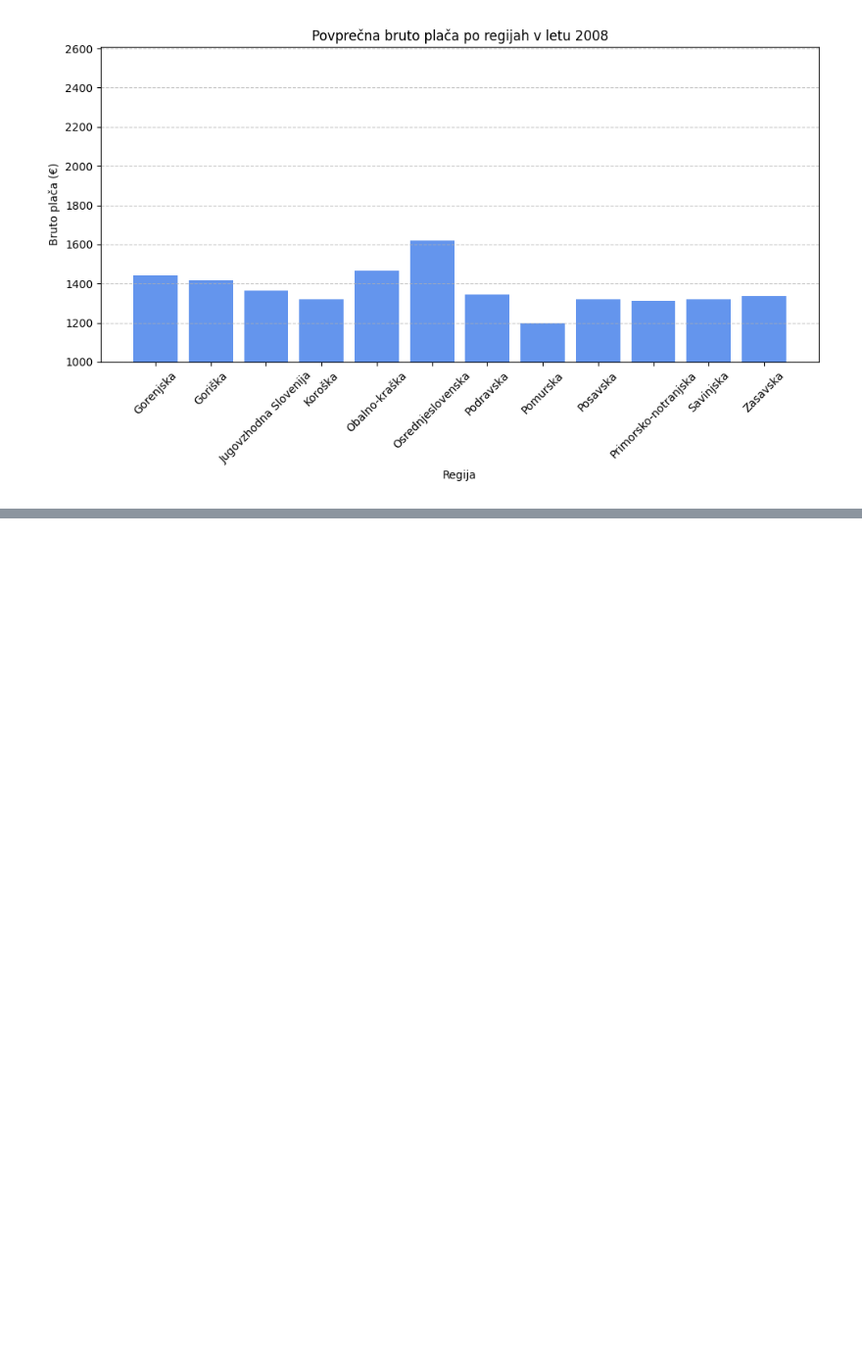
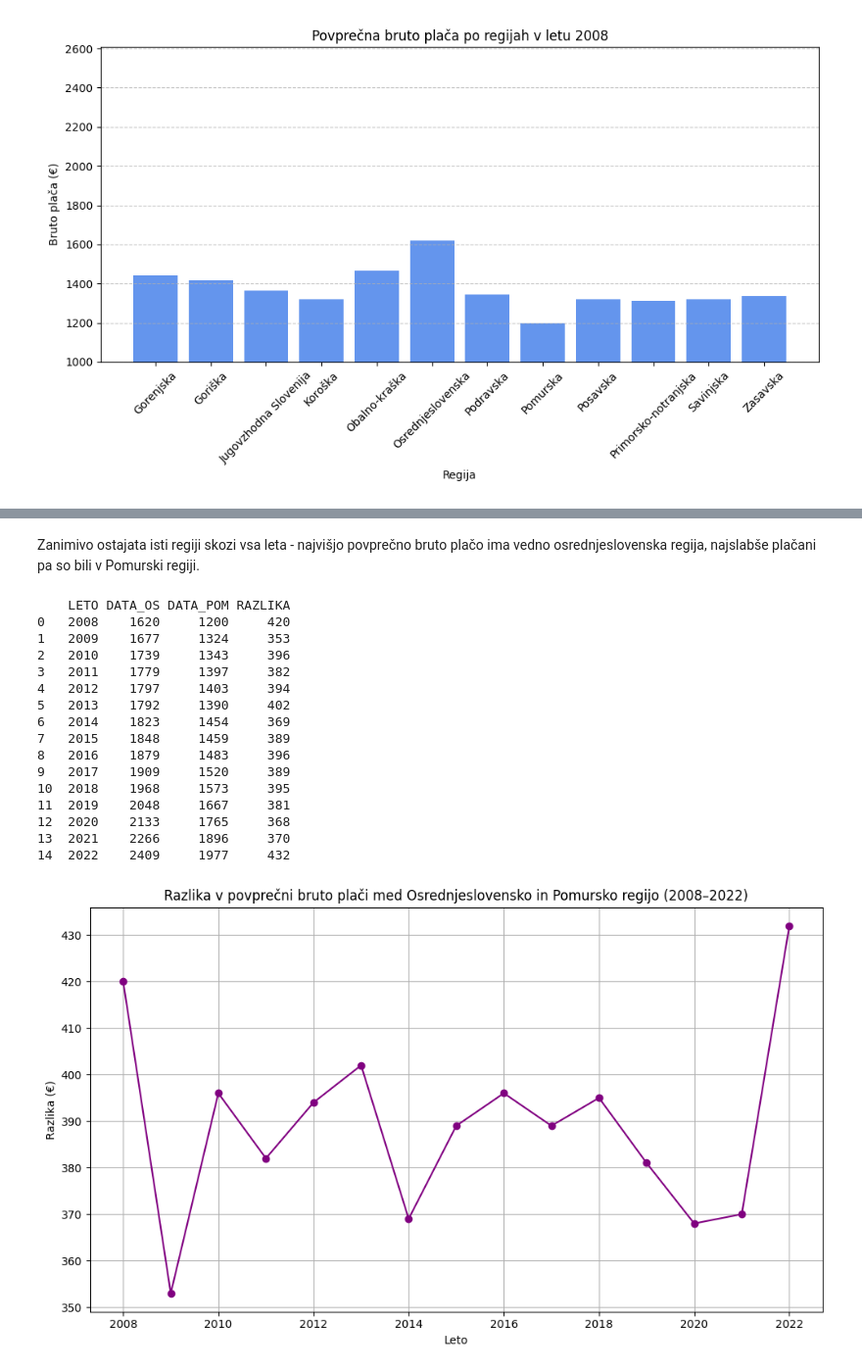
Before and after one commit to KraljMiha/PR2510, a Jupyter notebook: Analiza.ipynb, the cells around one changed output, grey strips where cells are left out. Shown at 98% size. Saved outputs shown, nothing was run; the diff lists cells and outputs as text; code cells hidden in the pictures; blank space fills up the shorter version.

```diff
--- a/Analiza.ipynb
+++ b/Analiza.ipynb
@@ -200,0 +243,39 @@ Image("placa_animacija.gif")
+# %% [markdown]
+Zanimivo ostajata isti regiji skozi vsa leta - najvišjo povprečno bruto plačo ima vedno osrednjeslovenska regija, najslabše plačani pa so bili v Pomurski regiji.
+# %%
+os_df = filtered_df[filtered_df["STATISTIČNA REGIJA"] == "Osrednjeslovenska"]
+pom_df = filtered_df[filtered_df["STATISTIČNA REGIJA"] == "Pomurska"]
+
+merged_df = pd.merge(os_df[["LETO", "DATA"]], pom_df[["LETO", "DATA"]], on="LETO", suffixes=("_OS", "_POM"))
+merged_df["RAZLIKA"] = merged_df["DATA_OS"] - merged_df["DATA_POM"]
+
+print(merged_df)
+
+import matplotlib.pyplot as plt
+
+plt.figure(figsize=(10, 6))
+plt.plot(merged_df["LETO"], merged_df["RAZLIKA"], marker='o', color='purple')
+plt.title("Razlika v povprečni bruto plači med Osrednjeslovensko in Pomursko regijo (2008–2022)")
+plt.xlabel("Leto")
+plt.ylabel("Razlika (€)")
+plt.grid(True)
+plt.tight_layout()
+plt.show()
+# %% [output]
+    LETO DATA_OS DATA_POM RAZLIKA
+0   2008    1620     1200     420
+1   2009    1677     1324     353
+2   2010    1739     1343     396
+3   2011    1779     1397     382
+4   2012    1797     1403     394
+5   2013    1792     1390     402
+6   2014    1823     1454     369
+7   2015    1848     1459     389
+8   2016    1879     1483     396
+9   2017    1909     1520     389
+10  2018    1968     1573     395
+11  2019    2048     1667     381
+12  2020    2133     1765     368
+13  2021    2266     1896     370
+14  2022    2409     1977     432
+[figure, added]
```
Also changed, not shown: parts of 6 cells of this notebook.
